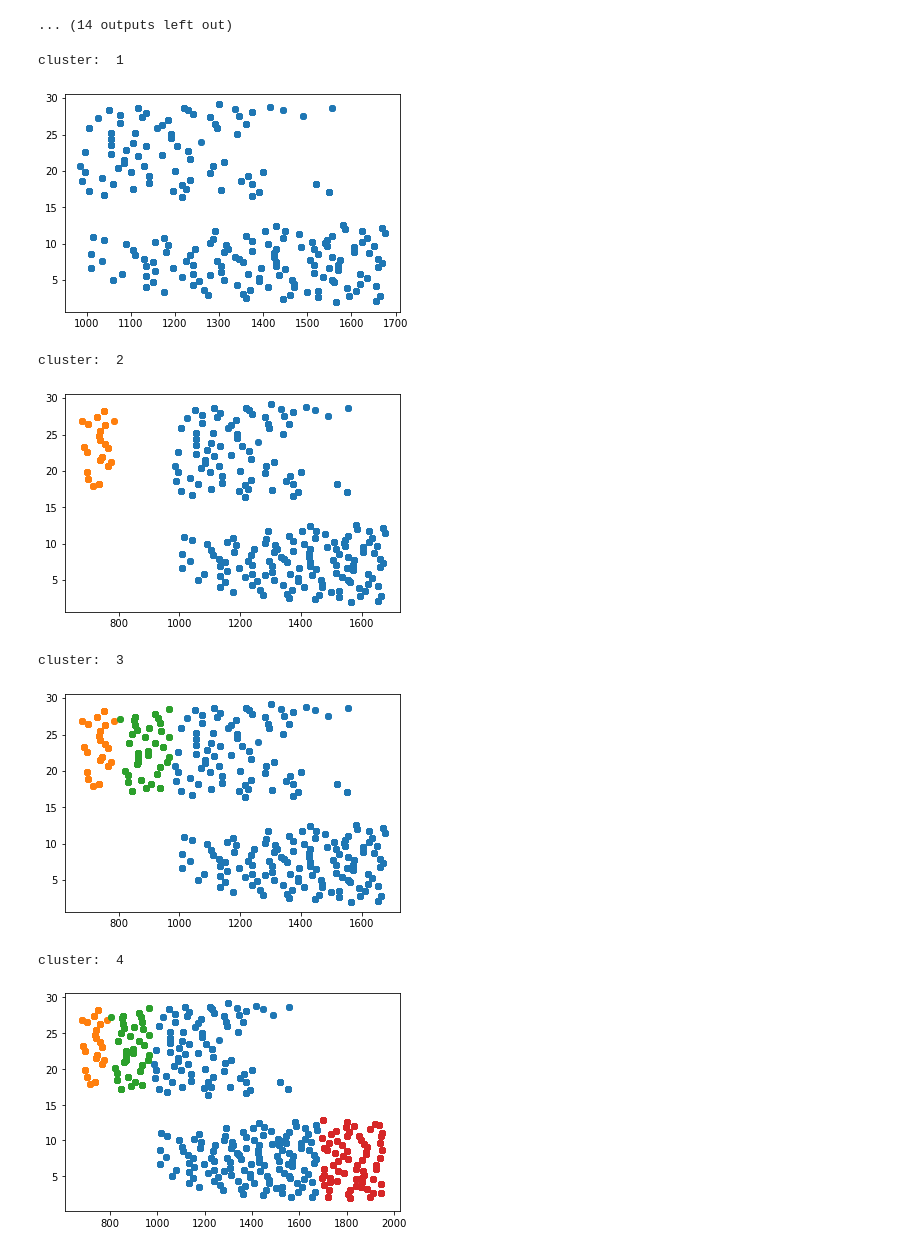
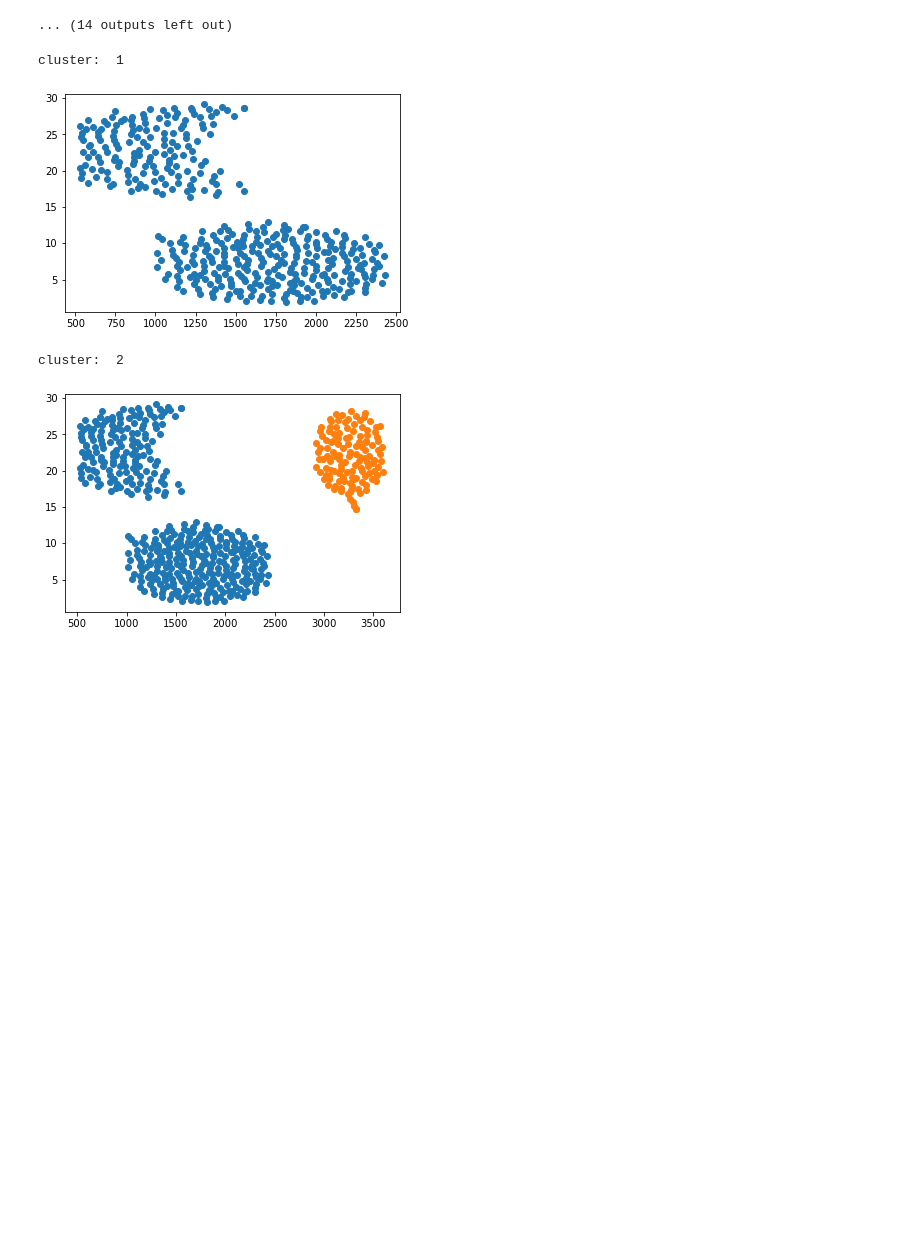
Before and after one commit to fcpereira97/MO444, a Jupyter notebook: Projeto 1/Projeto 1 - Notebook.ipynb, the cells around one changed output. Saved outputs shown, nothing was run; the diff lists cells and outputs as text; code cells hidden in the pictures; blank space fills up the shorter version.

Commit message:
Atualizacoes no DBSCAN

```diff
--- a/Projeto 1/Projeto 1 - Notebook.ipynb
+++ b/Projeto 1/Projeto 1 - Notebook.ipynb
@@ -216,7 +216,7 @@ def DBSCAN_initialization(dataset):
 def DBSCAN_find_neighborhood(dataset, dist_func, eps, point):
     neighbors = []
     for n in dataset:
-        if dist_func(point.sample, n.sample, 2) <= eps:
+        if dist_func(n.sample, point.sample, 2) <= eps:
             neighbors.append(n)
 
     return set(neighbors)
@@ -232,16 +232,12 @@ def DBSCAN_find_cluster(dataset, dist_func, eps, core, label):
     while len(to_explore) > 0:
         q = to_explore.popleft()
         q.neighborhood = DBSCAN_find_neighborhood(dataset, dist_func, eps, q)
-        if q.neighborhood:
-            for r in q.neighborhood:
-                if r.label == "undefined":
-                    r.label = label
-                    cluster.append(r)
-                    if r not in to_explore:
-                        to_explore.append(r)
-                else:
-                    r.label = label
-                    cluster.append(r)
+        for r in q.neighborhood:
+            if r.label == "undefined" or r.label == "noise":
+                r.label = label
+                cluster.append(r)
+                if r not in to_explore:
+                    to_explore.append(r)
 
     return cluster
 
@@ -259,26 +255,25 @@ def DBSCAN(dataset, dist_func, eps, minDensity):
                 print("cluster: ", n_clusters)
                 clusters[n_clusters] = DBSCAN_find_cluster(dataset, dist_func, eps, point, n_clusters)
                 DBSCAN_plot_2D_clusters(clusters)
+            else:
+                for q in point.neighborhood:
+                    q.label = "noise"
 
     return dataset, clusters
 # %%
 # Get initial dataset
 ds_filepath = "cluster.dat"
 ds = get_dataset(ds_filepath)
 
 # Run DBSCAN method over the dataset
 labeled_ds = []
 clusters = {}
-labeled_ds, clusters = DBSCAN(ds, get_distance, 20, 10)
+labeled_ds, clusters = DBSCAN(ds, get_distance, 30, 6)
 
 # Print a graphic of the clusters obtained
-DBSCAN_plot_2D_clusters(clusters)
+#DBSCAN_plot_2D_clusters(clusters)
 # %% [output]
 cluster:  1
-[figure, old version]
+[figure, new version]
 cluster:  2
-[figure, old version]
+[figure, new version]
-cluster:  3
-[figure, removed]
-cluster:  4
-[figure, removed]
```
Also changed, not shown: parts of 1 cell of this notebook.
